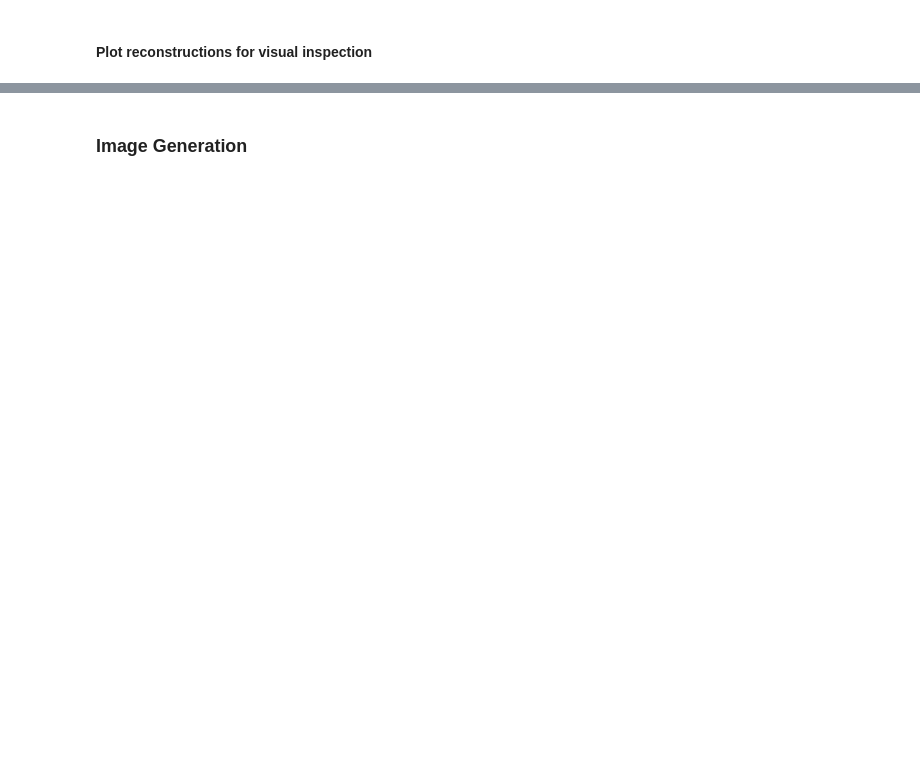
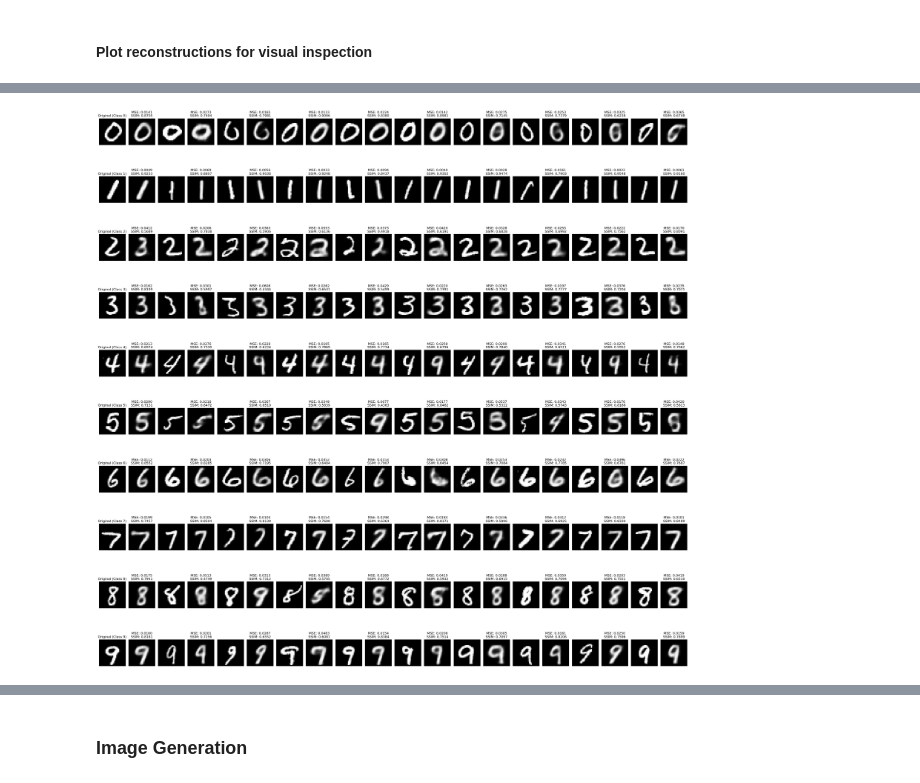
Before and after one commit to MartinRajniak/hands-on-ml-exercises, a Jupyter notebook: 17_autoencoders_gans_and_diffusion_models/11_variational_autoencoder_basic.ipynb, the cells around one changed output, grey strips where cells are left out. Cells and saved outputs as stored; diff of their text form; code cells hidden in the pictures; blank space fills up the shorter version.

Commit message:
Add few more metrics and make sure runs are deterministic

```diff
--- a/17_autoencoders_gans_and_diffusion_models/11_variational_autoencoder_basic.ipynb
+++ b/17_autoencoders_gans_and_diffusion_models/11_variational_autoencoder_basic.ipynb
@@ -489,0 +504,87 @@ plt.show()
+# %%
+# def analyze_per_class_reconstruction(encoder, decoder, data, labels, n_samples_per_class=10):
+
+encoder, decoder, data, labels, n_samples_per_class = variational_encoder, variational_decoder, x_test, y_test, 10
+
+"""Analyze reconstruction quality per class"""
+# Get unique labels
+unique_labels = np.unique(labels)
+
+# Create a figure
+fig, axes = plt.subplots(len(unique_labels), n_samples_per_class * 2,
+                        figsize=(n_samples_per_class * 3, len(unique_labels) * 3))
+
+# Track metrics per class
+mse_per_class = {label: [] for label in unique_labels}
+ssim_per_class = {label: [] for label in unique_labels}
+
+# For each class
+for i, label in enumerate(unique_labels):
+    # Get indices for this class
+    indices = np.where(labels == label)[0]
+
+    # Sample a few examples
+    if len(indices) > n_samples_per_class:
+        sample_indices = np.random.choice(indices, n_samples_per_class, replace=False)
+    else:
+        sample_indices = indices
+
+    # For each sample
+    for j, idx in enumerate(sample_indices):
+        # Get the original image
+        original = data[idx]
+
+        # Reconstruct the image
+        z_mean, z_log_var, z = encoder.predict(np.expand_dims(original, axis=0), verbose=0)
+        reconstructed = decoder.predict(z_mean, verbose=0)[0]
+
+        # Calculate metrics
+        mse = np.mean((original - reconstructed) ** 2)
+        mse_per_class[label].append(mse)
+
+        orig_img = original.reshape(28, 28)
+        recon_img = reconstructed.reshape(28, 28)
+        ssim_val = structural_similarity(orig_img, recon_img, data_range=1.)
+        ssim_per_class[label].append(ssim_val)
+
+        # Plot original and reconstruction
+        axes[i, j*2].imshow(original.reshape(28, 28), cmap='gray')
+        axes[i, j*2].axis('off')
+        if j == 0:
+            axes[i, j*2].set_title(f'Original (Class {label})')
+
+        axes[i, j*2+1].imshow(reconstructed.reshape(28, 28), cmap='gray')
+        axes[i, j*2+1].set_title(f'MSE: {mse:.4f}\nSSIM: {ssim_val:.4f}')
+        axes[i, j*2+1].axis('off')
+
+plt.tight_layout()
+# plt.savefig(f"{create_diagnostics_folder()}/per_class_reconstruction.png")
+plt.show()
+plt.close()
+
+# Compute average metrics per class
+avg_mse_per_class = {label: np.mean(values) for label, values in mse_per_class.items()}
+avg_ssim_per_class = {label: np.mean(values) for label, values in ssim_per_class.items()}
+
+# Plot metrics per class
+plt.figure(figsize=(12, 6))
+
+plt.subplot(1, 2, 1)
+plt.bar(avg_mse_per_class.keys(), avg_mse_per_class.values())
+plt.title('Average MSE per Class')
+plt.xlabel('Class')
+plt.ylabel('MSE')
+
+plt.subplot(1, 2, 2)
+plt.bar(avg_ssim_per_class.keys(), avg_ssim_per_class.values())
+plt.title('Average SSIM per Class')
+plt.xlabel('Class')
+plt.ylabel('SSIM')
+
+plt.tight_layout()
+# plt.savefig(f"{create_diagnostics_folder()}/metrics_per_class.png")
+plt.show()
+plt.close()
+
+avg_mse_per_class, avg_ssim_per_class
+# %% [output]
@@ -489,0 +594 @@ plt.show()
+[figure, added]
```
Also changed, not shown: parts of 42 cells of this notebook.
